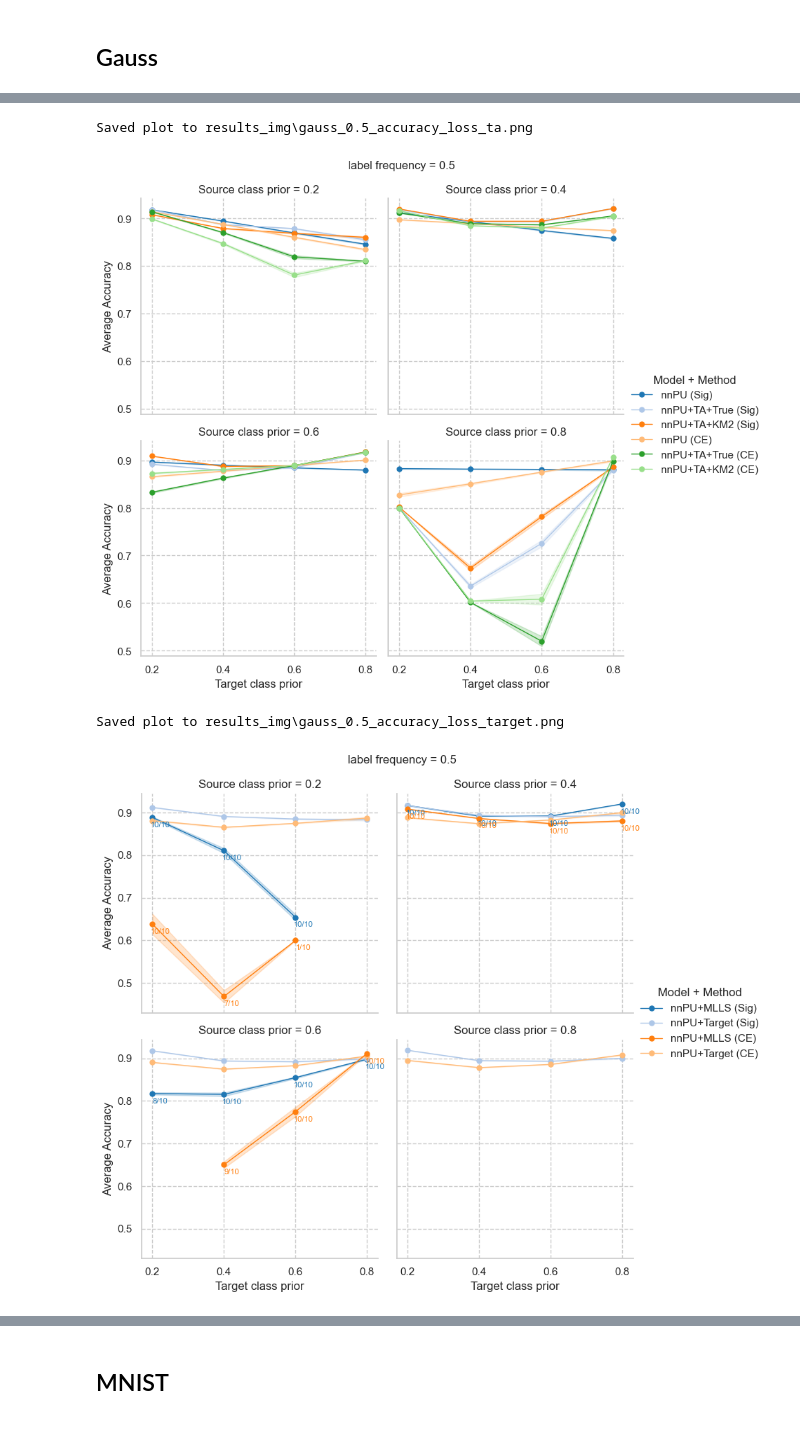
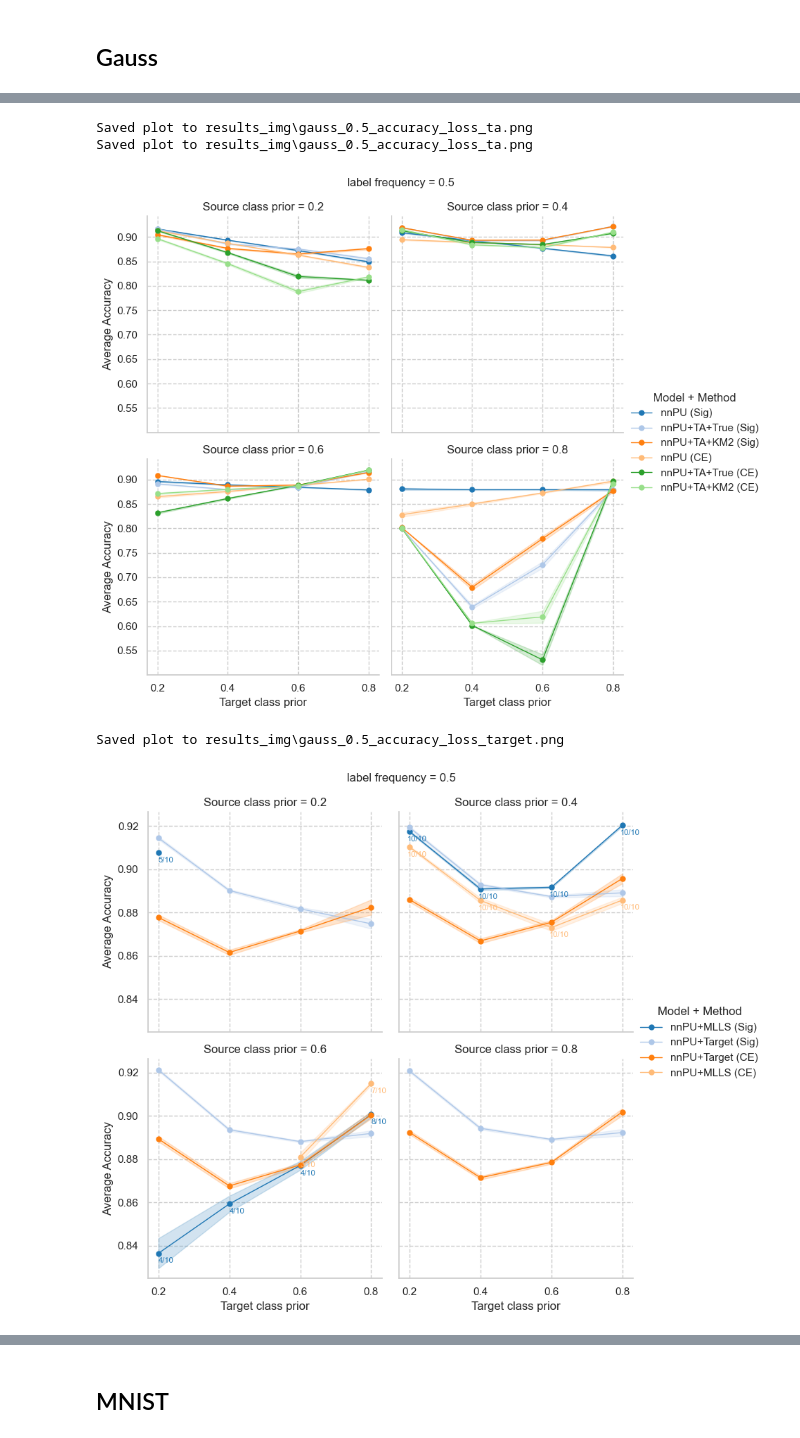
Before and after one commit to izabelatelejko/2026-PULS-Master, a Jupyter notebook: evaluation.ipynb, the cells around one changed output, grey strips where cells are left out. Cells and saved outputs as stored; diff of their text form; code cells hidden in the pictures.

```diff
--- a/evaluation.ipynb
+++ b/evaluation.ipynb
@@ -88,7 +98,7 @@ Saved plot to results_img\gauss_0.5_accuracy_mlls.png
 # %%
 # Average Accuracy of different trained classifiers for Gaussian Dataset (n = n′ = 5000, K = 10)
 
-dataset_name = 'GaussFixed'
+dataset_name = 'GaussNew'
 mean = 0.8
 n = 5000
 label_frequency = 0.5
@@ -107,30 +117,31 @@ df_metric = df_metric[df_metric['metric'].isin(['accuracy'])]
 plot_metric(df_metric, 'Accuracy', pi_grid, label_frequency, verbose=True, show_se=True, K=10, save=True, dataset_name='gauss', identifier='loss_ta')
 # %% [output]
 Saved plot to results_img\gauss_0.5_accuracy_loss_ta.png
+Saved plot to results_img\gauss_0.5_accuracy_loss_ta.png
-[figure, old version]
+[figure, new version]
 # %%
 # Average Accuracy of different trained classifiers for Gaussian Dataset (n = n′ = 5000, K = 10)
 
-dataset_name = 'GaussFixed'
+dataset_name = 'GaussNew'
 mean = 0.8
 n = 5000
 label_frequency = 0.5
 pi_grid = [0.2, 0.4, 0.6, 0.8]
 methods = ['nnPU+MLLS', 'nnPU+Target']
 
 df_metric = evaluate_all_metrics(dataset_name, mean, n, label_frequency, pi_grid, pi_grid, convert_to_df=True, single_exp=False, nnpu_only=True)
 df_metric_ce = evaluate_all_metrics(dataset_name+'-CE', mean, n, label_frequency, pi_grid, pi_grid, convert_to_df=True, single_exp=False, nnpu_only=True)
 df_metric = df_metric[df_metric['method'].isin(methods)]
 df_metric_ce = df_metric_ce[df_metric_ce['method'].isin(methods)]
 df_metric["method"] = df_metric["method"] + " (Sig)"
 df_metric_ce["method"] = df_metric_ce["method"] + " (CE)"
 df_metric = pd.concat([df_metric, df_metric_ce], ignore_index=True)
 df_metric = df_metric[df_metric['metric'].isin(['accuracy'])]
 
 plot_metric(df_metric, 'Accuracy', pi_grid, label_frequency, verbose=True, show_se=True, K=10, save=True, dataset_name='gauss', identifier='loss_target')
 # %% [output]
 Saved plot to results_img\gauss_0.5_accuracy_loss_target.png
-[figure, old version]
+[figure, new version]
 # %%
 # Mean Absolute Error of test prior estimation for Gaussian Dataset (n = n′ = 5000, K = 10)
 
```
Also changed, not shown: parts of 21 cells of this notebook, 29 other files.
